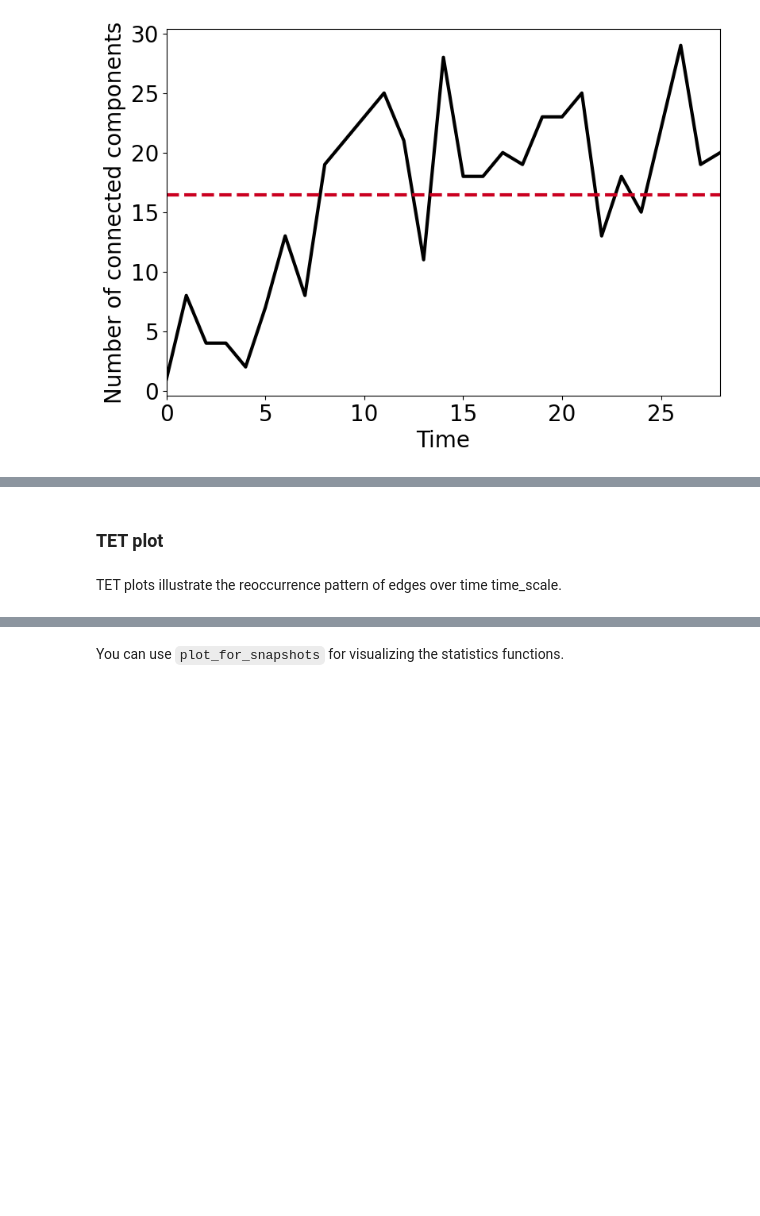
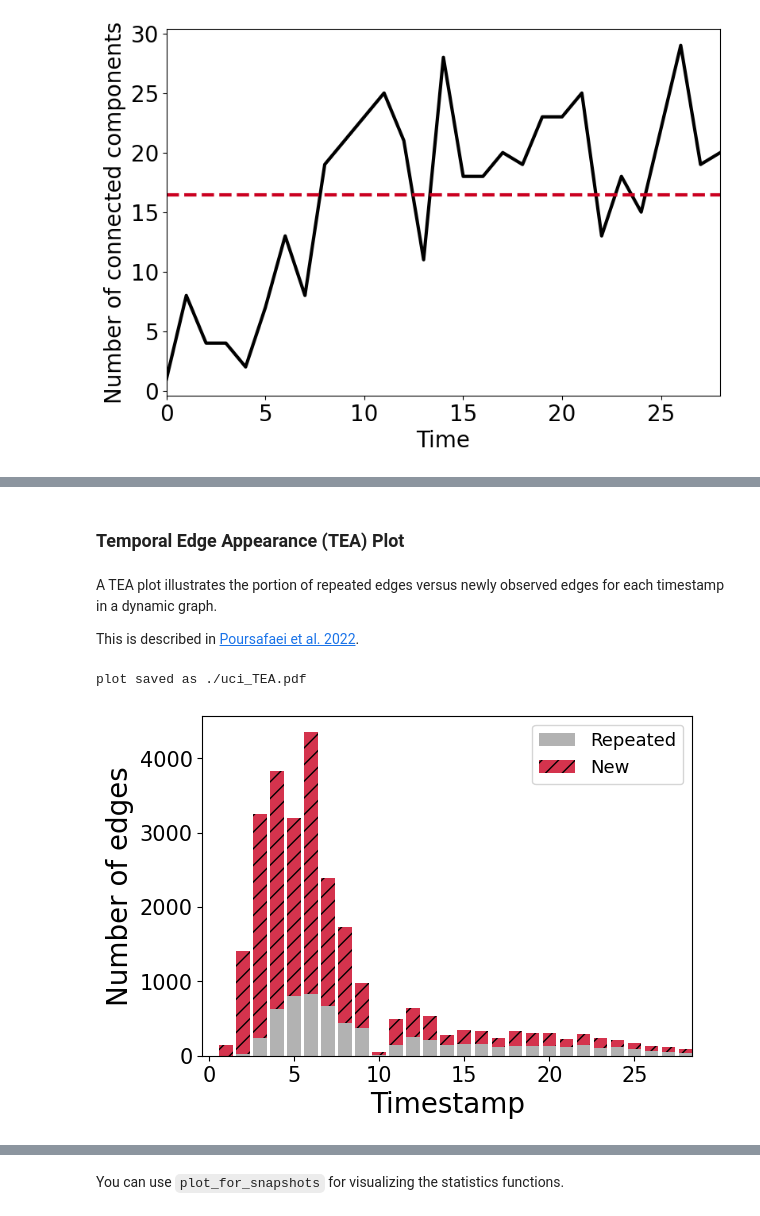
Before and after one commit to ComplexData-MILA/TGX, a Jupyter notebook: docs/tutorials/data_viz_stats.ipynb, the cells around one changed output, grey strips where cells are left out. Saved outputs shown, nothing was run; the diff lists cells and outputs as text; code cells hidden in the pictures; blank space fills up the shorter version.

Commit message:
data viz and stats tutorial overhauled

```diff
--- a/docs/tutorials/data_viz_stats.ipynb
+++ b/docs/tutorials/data_viz_stats.ipynb
@@ -112,6 +127,12 @@ TEA plots illustrate the portion of repeated edges and newly observed edges in e
+# %% [markdown]
+### Temporal Edge Appearance (TEA) Plot
+# %% [markdown]
+A TEA plot illustrates the portion of repeated edges versus newly observed edges for each timestamp in a dynamic graph.
+
+This is described in [Poursafaei et al. 2022](https://openreview.net/forum?id=1GVpwr2Tfdg).
 # %%
-tgx.TEA(data, network_name=dataset.name)
+tgx.TEA(dtdg,
+        network_name=dataset.name)
+# %% [output]
+plot saved as ./uci_TEA.pdf
+[figure, added]
-# %% [markdown]
-### TET plot
-# %% [markdown]
-TET plots illustrate the reoccurrence pattern of edges over time time_scale.
```
Also changed, not shown: parts of 39 cells of this notebook, 1 other file.
